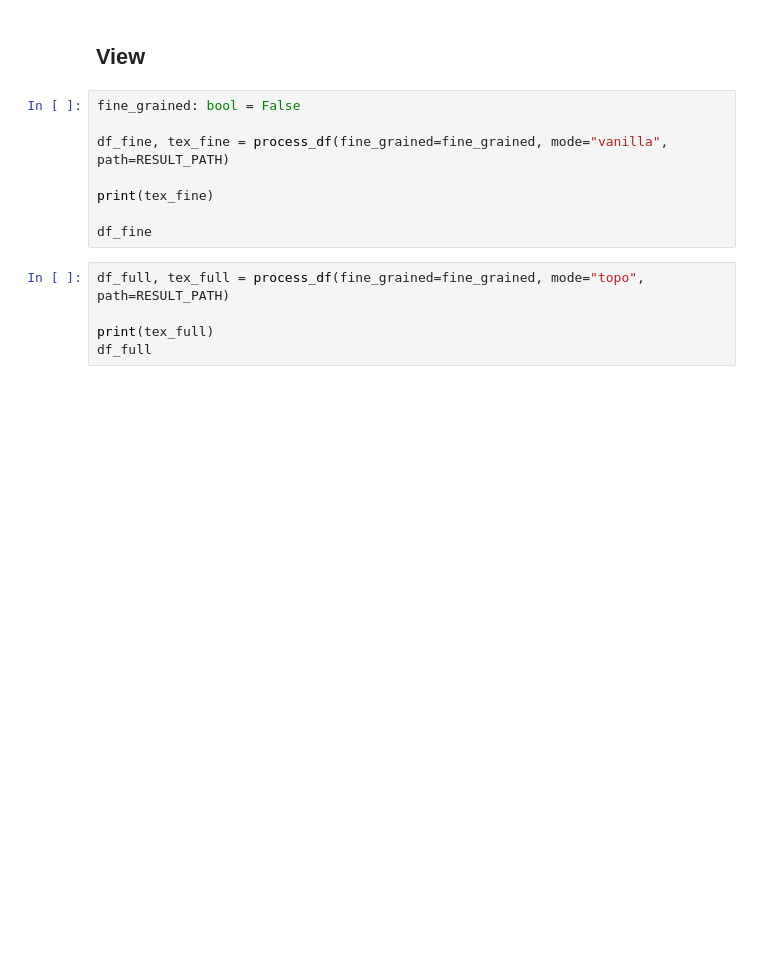
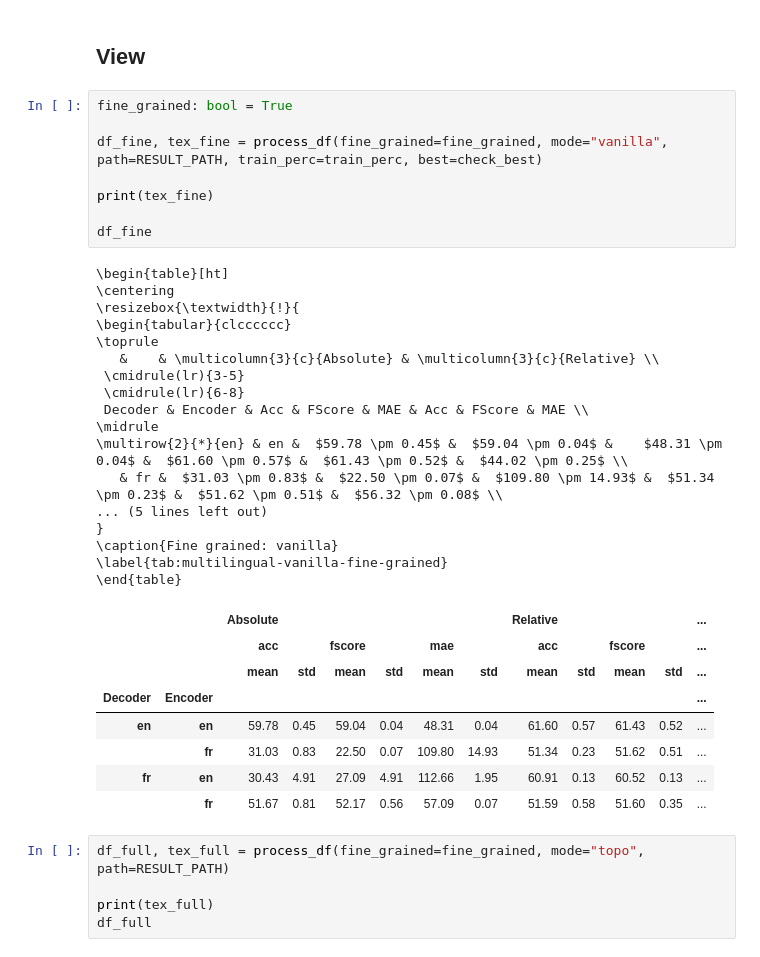
Before and after one commit to AGarciaCast/Topo_Reg_Relative_Rep, a Jupyter notebook: topo_multilingual_stitching.ipynb, the cells around one changed output. Saved outputs shown, nothing was run; the diff lists cells and outputs as text; blank space fills up the shorter version.

```diff
--- a/topo_multilingual_stitching.ipynb
+++ b/topo_multilingual_stitching.ipynb
@@ -768,13 +775,39 @@ for mode in ["vanilla"]:
 # %% [markdown]
 ## View
 # %%
-fine_grained: bool = False
+fine_grained: bool = True
 
-df_fine, tex_fine = process_df(fine_grained=fine_grained, mode="vanilla", path=RESULT_PATH)
+df_fine, tex_fine = process_df(fine_grained=fine_grained, mode="vanilla", path=RESULT_PATH, train_perc=train_perc, best=check_best)
 
 print(tex_fine)
 
 df_fine
+# %% [output]
+\begin{table}[ht]
+\centering
+\resizebox{\textwidth}{!}{
+\begin{tabular}{clcccccc}
+\toprule
+   &    & \multicolumn{3}{c}{Absolute} & \multicolumn{3}{c}{Relative} \\
+ \cmidrule(lr){3-5}
+ \cmidrule(lr){6-8}
+ Decoder & Encoder & Acc & FScore & MAE & Acc & FScore & MAE \\
+\midrule
+\multirow{2}{*}{en} & en &  $59.78 \pm 0.45$ &  $59.04 \pm 0.04$ &    $48.31 \pm 0.04$ &  $61.60 \pm 0.57$ &  $61.43 \pm 0.52$ &  $44.02 \pm 0.25$ \\
+   & fr &  $31.03 \pm 0.83$ &  $22.50 \pm 0.07$ &  $109.80 \pm 14.93$ &  $51.34 \pm 0.23$ &  $51.62 \pm 0.51$ &  $56.32 \pm 0.08$ \\
+... (5 lines left out)
+}
+\caption{Fine grained: vanilla}
+\label{tab:multilingual-vanilla-fine-grained}
+\end{table}
+|  |  | Absolute |  |  |  |  |  | Relative |  |  |  | ... |
+|  |  | acc |  | fscore |  | mae |  | acc |  | fscore |  | ... |
+|  |  | mean | std | mean | std | mean | std | mean | std | mean | std | ... |
+| Decoder | Encoder |  |  |  |  |  |  |  |  |  |  | ... |
+| en | en | 59.78 | 0.45 | 59.04 | 0.04 | 48.31 | 0.04 | 61.60 | 0.57 | 61.43 | 0.52 | ... |
+|  | fr | 31.03 | 0.83 | 22.50 | 0.07 | 109.80 | 14.93 | 51.34 | 0.23 | 51.62 | 0.51 | ... |
+| fr | en | 30.43 | 4.91 | 27.09 | 4.91 | 112.66 | 1.95 | 60.91 | 0.13 | 60.52 | 0.13 | ... |
+|  | fr | 51.67 | 0.81 | 52.17 | 0.56 | 57.09 | 0.07 | 51.59 | 0.58 | 51.60 | 0.35 | ... |
 # %%
 df_full, tex_full = process_df(fine_grained=fine_grained, mode="topo", path=RESULT_PATH)
 
```
Also changed, not shown: parts of 5 cells of this notebook, 13 other files.
